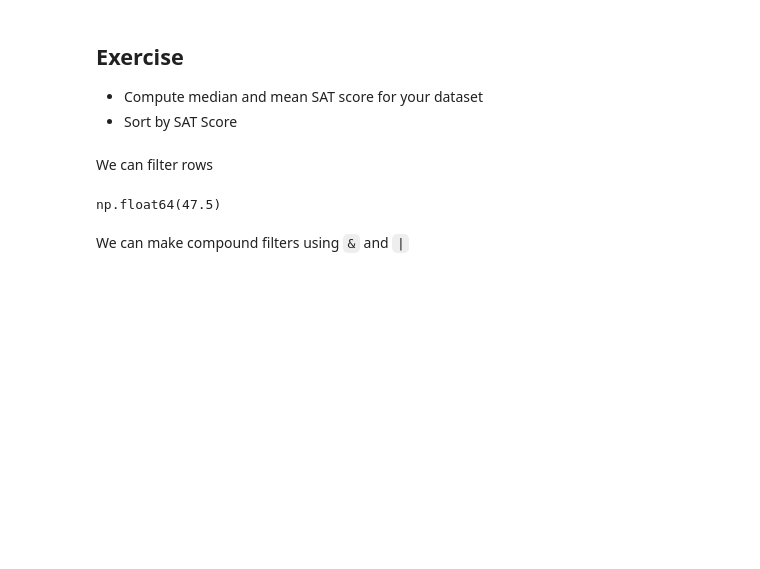
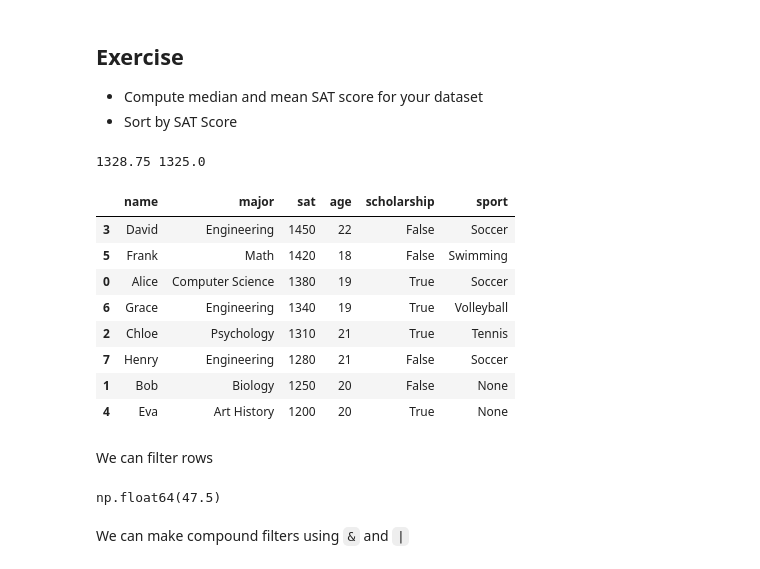
Before and after one commit to mikecorey/python101, a Jupyter notebook: Pandas_2.ipynb, the cells around one changed output. Cells and saved outputs as stored; diff of their text form; code cells hidden in the pictures; blank space fills up the shorter version.

```diff
--- a/Pandas_2.ipynb
+++ b/Pandas_2.ipynb
@@ -158,3 +196,20 @@ df[['Name', 'Age']].sort_values('Age')
+# %%
+mn = my_ex_df['sat'].mean()
+md = my_ex_df['sat'].median()
+print(mn,md)
+
+my_ex_df.sort_values('sat', ascending=False)
+# %% [output]
+1328.75 1325.0
+|  | name | major | sat | age | scholarship | sport |
+| 3 | David | Engineering | 1450 | 22 | False | Soccer |
+| 5 | Frank | Math | 1420 | 18 | False | Swimming |
+| 0 | Alice | Computer Science | 1380 | 19 | True | Soccer |
+| 6 | Grace | Engineering | 1340 | 19 | True | Volleyball |
+| 2 | Chloe | Psychology | 1310 | 21 | True | Tennis |
+| 7 | Henry | Engineering | 1280 | 21 | False | Soccer |
+| 1 | Bob | Biology | 1250 | 20 | False | None |
+| 4 | Eva | Art History | 1200 | 20 | True | None |
 # %% [markdown]
 We can filter rows
 # %%
```
Also changed, not shown: parts of 18 cells of this notebook.
